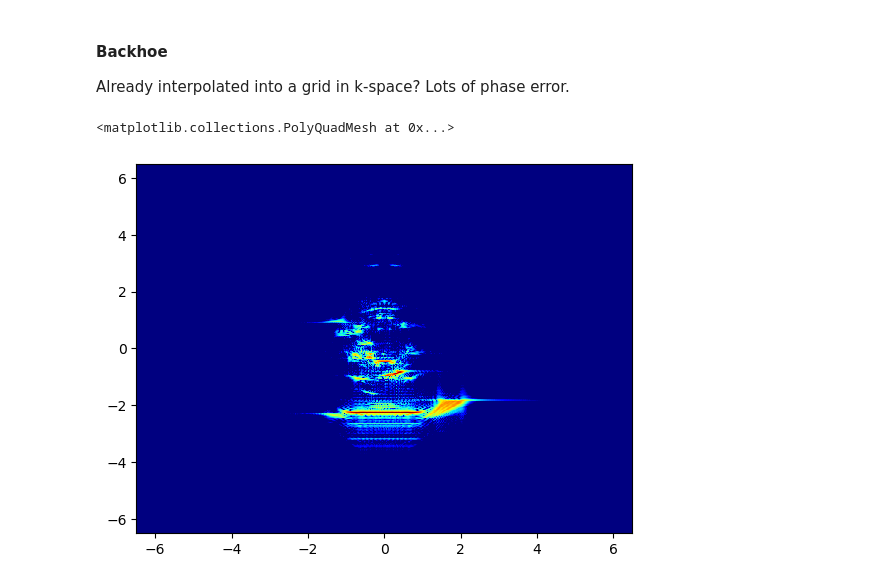
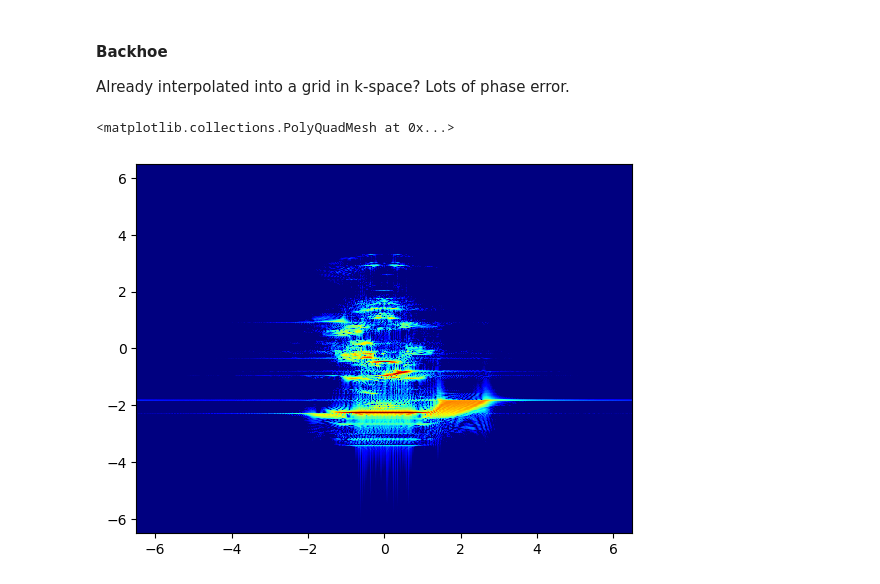
Before and after one commit to AndrewPlayer3/sar_processing, a Jupyter notebook: polar_format_algorithm.ipynb, the cells around one changed output. Drawn from its saved outputs; the diff is of its cells as text; code cells hidden in the pictures.

```diff
--- a/polar_format_algorithm.ipynb
+++ b/polar_format_algorithm.ipynb
@@ -111,7 +114,7 @@ hv_data = np.squeeze(data['HV'])
 freqs   = np.squeeze(data['FGHz']) * 1e+9
 # %%
 fft_length = 500
-num_freqs = 256
+num_freqs = 1000
 # %%
 signal = vv_data[0:num_freqs] + hh_data[0:num_freqs] + hv_data[0:num_freqs]
 # %%
@@ -127,7 +130,7 @@ range_extent_y = c / (2 * freq_step_y)
 x_rng = np.linspace(-0.5 * range_extent_x, 0.5 * range_extent_x, fft_length)
 y_rng = np.linspace(-0.5 * range_extent_y, 0.5 * range_extent_y, fft_length)
 # %%
-plt.pcolor(x_rng, y_rng, norm, cmap='jet', vmin=-35)
+plt.pcolor(x_rng, y_rng, norm, cmap='jet', vmin=-45)
 # %% [output]
 <matplotlib.collections.PolyQuadMesh at 0x...>
-[figure, old version]
+[figure, new version]
```
Also changed, not shown: parts of 1 cell of this notebook.
